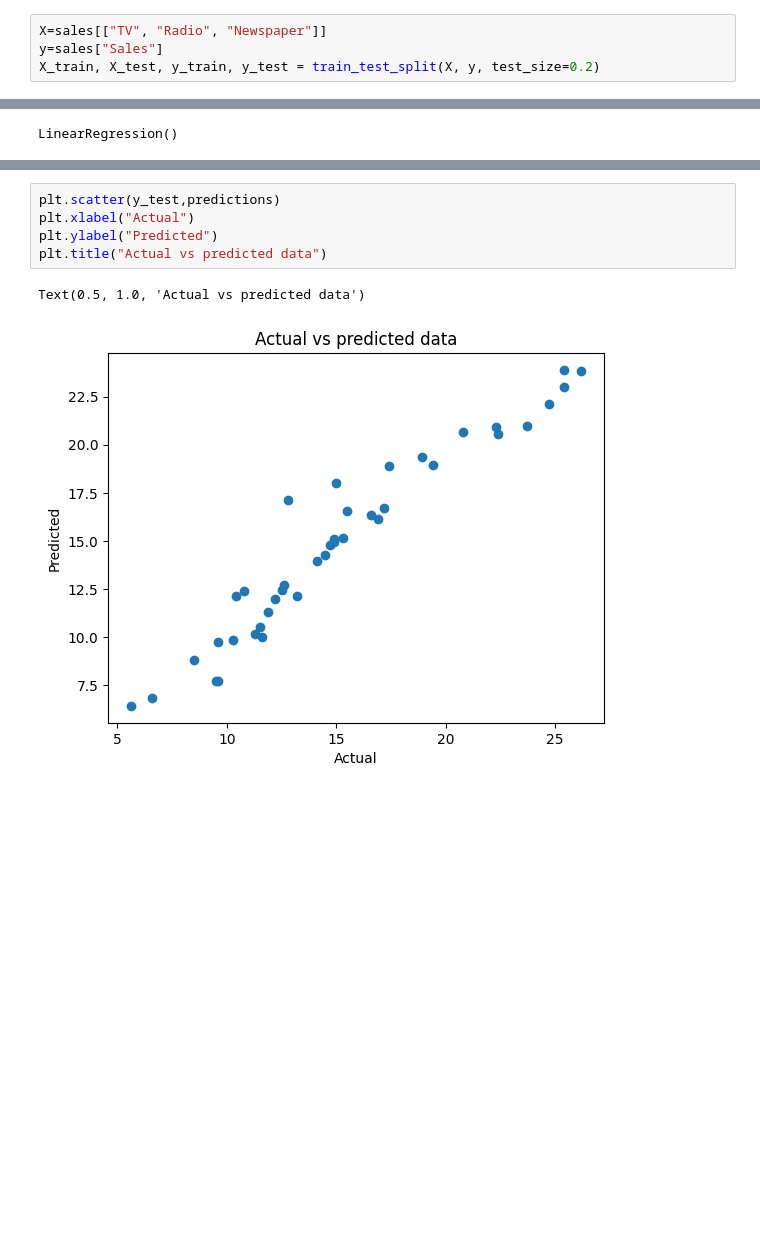
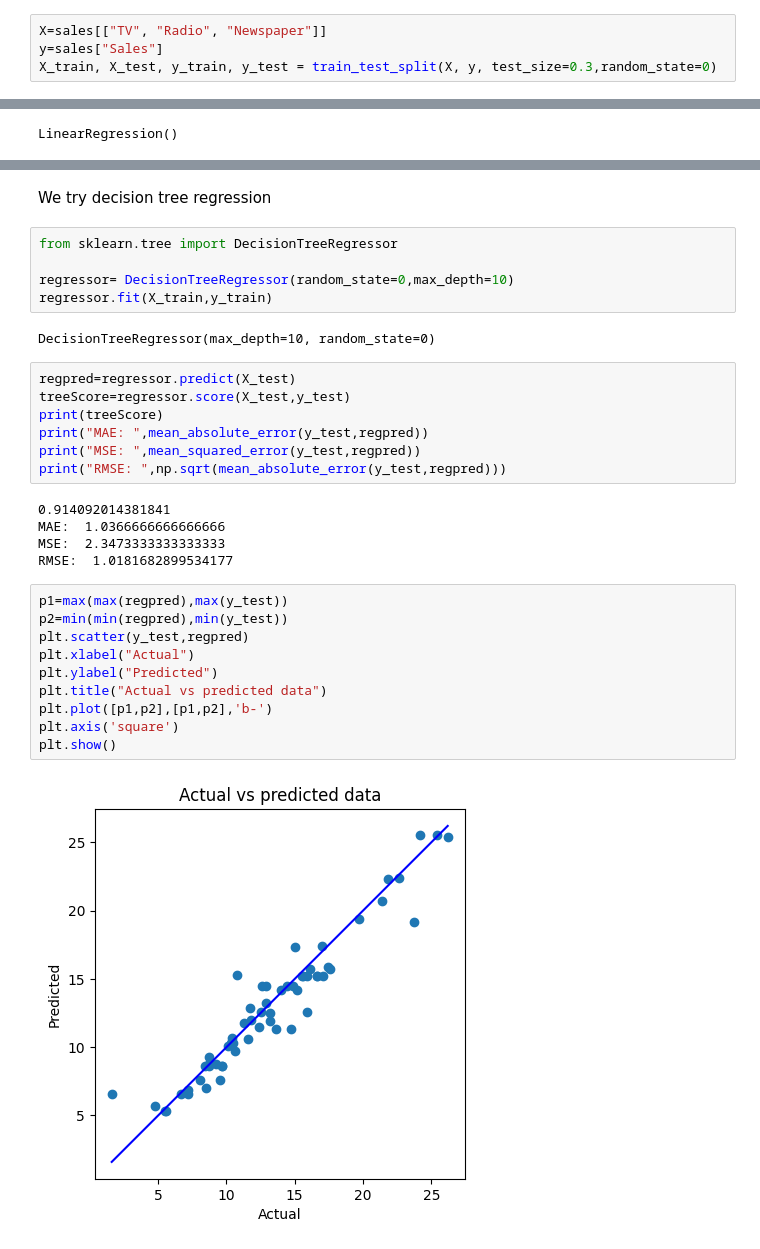
Before and after one commit to Codeworm08/OIBSIP, a Jupyter notebook: SalesPrediction.ipynb, the cells around one changed output, grey strips where cells are left out. Cells and saved outputs as stored; diff of their text form; blank space fills up the shorter version.

Commit message:
final sales prediction. added decision tree regression

```diff
--- a/SalesPrediction.ipynb
+++ b/SalesPrediction.ipynb
@@ -62,7 +62,7 @@ from sklearn.metrics import accuracy_score
 # %%
 X=sales[["TV", "Radio", "Newspaper"]]
 y=sales["Sales"]
-X_train, X_test, y_train, y_test = train_test_split(X, y, test_size=0.2)
+X_train, X_test, y_train, y_test = train_test_split(X, y, test_size=0.3,random_state=0)
 # %%
 model = LinearRegression()
 model.fit(X_train,y_train)
@@ -77,8 +99,33 @@ print(score)
+# %% [markdown]
+We try decision tree regression
+# %%
+from sklearn.tree import DecisionTreeRegressor
+
+regressor= DecisionTreeRegressor(random_state=0,max_depth=10)
+regressor.fit(X_train,y_train)
+# %% [output]
+DecisionTreeRegressor(max_depth=10, random_state=0)
+# %%
+regpred=regressor.predict(X_test)
+treeScore=regressor.score(X_test,y_test)
+print(treeScore)
+print("MAE: ",mean_absolute_error(y_test,regpred))
+print("MSE: ",mean_squared_error(y_test,regpred))
+print("RMSE: ",np.sqrt(mean_absolute_error(y_test,regpred)))
+# %% [output]
+0.914092014381841
+MAE:  1.0366666666666666
+MSE:  2.3473333333333333
+RMSE:  1.0181682899534177
 # %%
-plt.scatter(y_test,predictions)
+p1=max(max(regpred),max(y_test))
+p2=min(min(regpred),min(y_test))
+plt.scatter(y_test,regpred)
 plt.xlabel("Actual")
 plt.ylabel("Predicted")
 plt.title("Actual vs predicted data")
+plt.plot([p1,p2],[p1,p2],'b-')
+plt.axis('square')
+plt.show()
 # %% [output]
-Text(0.5, 1.0, 'Actual vs predicted data')
-[figure, old version]
+[figure, new version]
```
Also changed, not shown: parts of 4 cells of this notebook.
